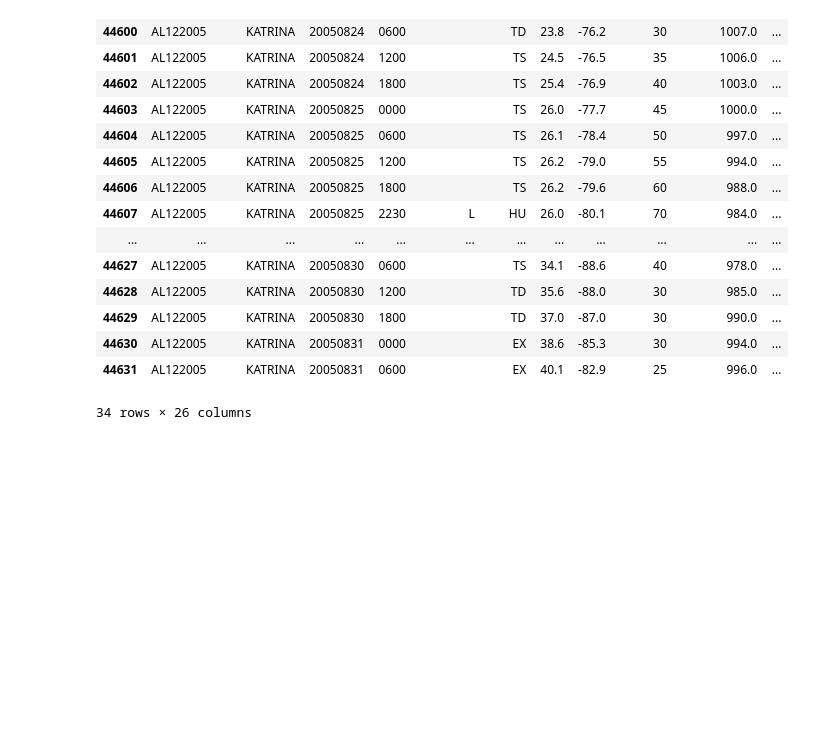
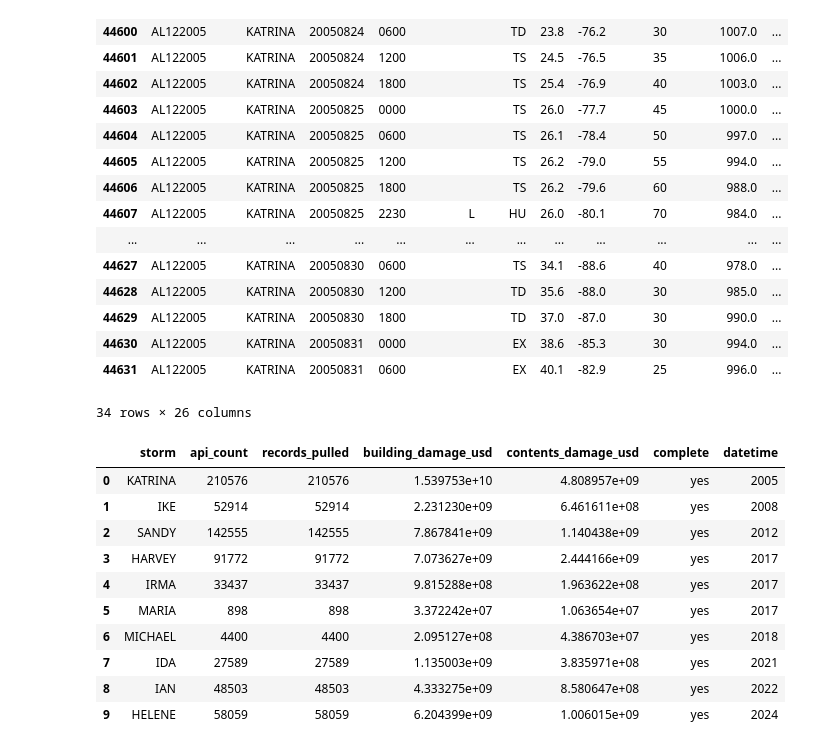
Before and after one commit to vpardos/vientovis, a Jupyter notebook: notebooks/hurricanes.ipynb, the cells around one changed output. Drawn from its saved outputs; the diff is of its cells as text; code cells hidden in the pictures; blank space fills up the shorter version.

```diff
--- a/notebooks/hurricanes.ipynb
+++ b/notebooks/hurricanes.ipynb
@@ -28,0 +34,33 @@ hurdat2_df[(hurdat2_df["storm_name"] == "KATRINA") & (hurdat2_df["date"].str.con
+# %%
+# formato yy-mm-dd, cantidad solo tiene el año
+hurdat2_df["datetime"] = pd.to_datetime(hurdat2_df["datetime"]).dt.strftime(
+    "%y-%m-%d")
+
+
+Impactos["date"] = pd.to_datetime(
+    Impactos["date"], format="mixed", errors="coerce"
+).dt.strftime("%y-%m-%d")
+
+Dano["date"] = pd.to_datetime(
+    Dano["date"], format="mixed", errors="coerce"
+).dt.strftime("%y-%m-%d")
+# %%
+# Cortar año de columna storm df daño
+Dano["storm"] = (Dano["storm"].str.replace(r"\s*\d{4}", "", regex=True).str.strip().str.upper())
+Impactos["storm"] = (Impactos["storm"].str.replace(r"\s*\d{4}", "", regex=True).str.strip().str.upper())
+Cantidad["storm"] = Cantidad["storm"].astype(str).str.strip()
+Cantidad["datetime"] = Cantidad["storm"].str.extract(r"(\d{4})")
+Cantidad["storm"] = (Cantidad["storm"].str.replace(r"\d{4}", "", regex=True).str.strip().str.upper())
+Cantidad
+# %% [output]
+|  | storm | api_count | records_pulled | building_damage_usd | contents_damage_usd | complete | datetime |
+| 0 | KATRINA | 210576 | 210576 | 1.539753e+10 | 4.808957e+09 | yes | 2005 |
+| 1 | IKE | 52914 | 52914 | 2.231230e+09 | 6.461611e+08 | yes | 2008 |
+| 2 | SANDY | 142555 | 142555 | 7.867841e+09 | 1.140438e+09 | yes | 2012 |
+| 3 | HARVEY | 91772 | 91772 | 7.073627e+09 | 2.444166e+09 | yes | 2017 |
+| 4 | IRMA | 33437 | 33437 | 9.815288e+08 | 1.963622e+08 | yes | 2017 |
+| 5 | MARIA | 898 | 898 | 3.372242e+07 | 1.063654e+07 | yes | 2017 |
+| 6 | MICHAEL | 4400 | 4400 | 2.095127e+08 | 4.386703e+07 | yes | 2018 |
+| 7 | IDA | 27589 | 27589 | 1.135003e+09 | 3.835971e+08 | yes | 2021 |
+| 8 | IAN | 48503 | 48503 | 4.333275e+09 | 8.580647e+08 | yes | 2022 |
+| 9 | HELENE | 58059 | 58059 | 6.204399e+09 | 1.006015e+09 | yes | 2024 |
```
Also changed, not shown: parts of 6 cells of this notebook.
